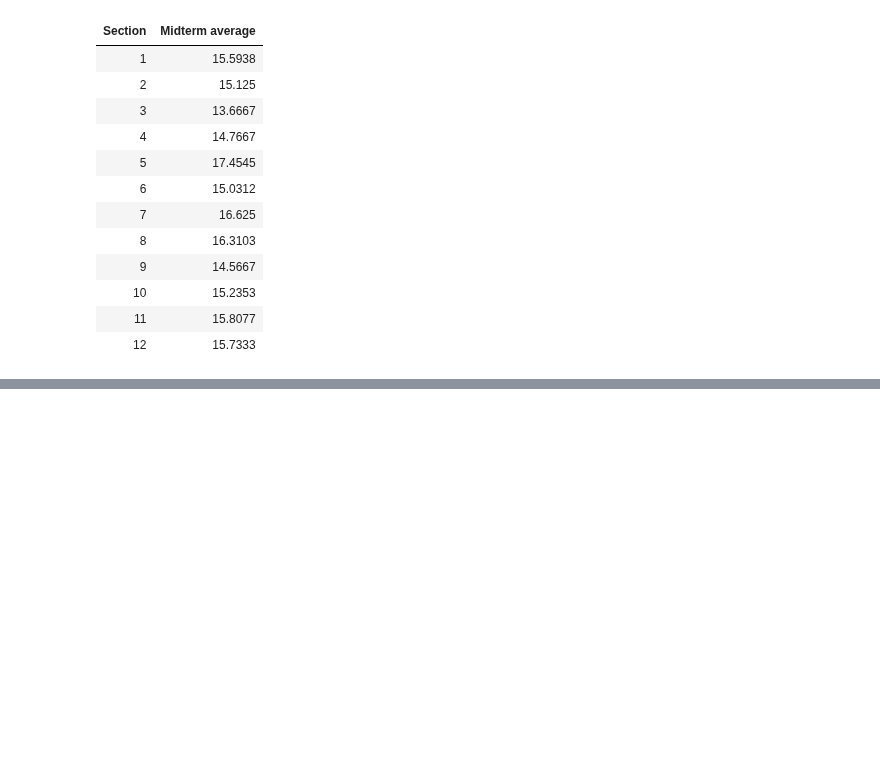
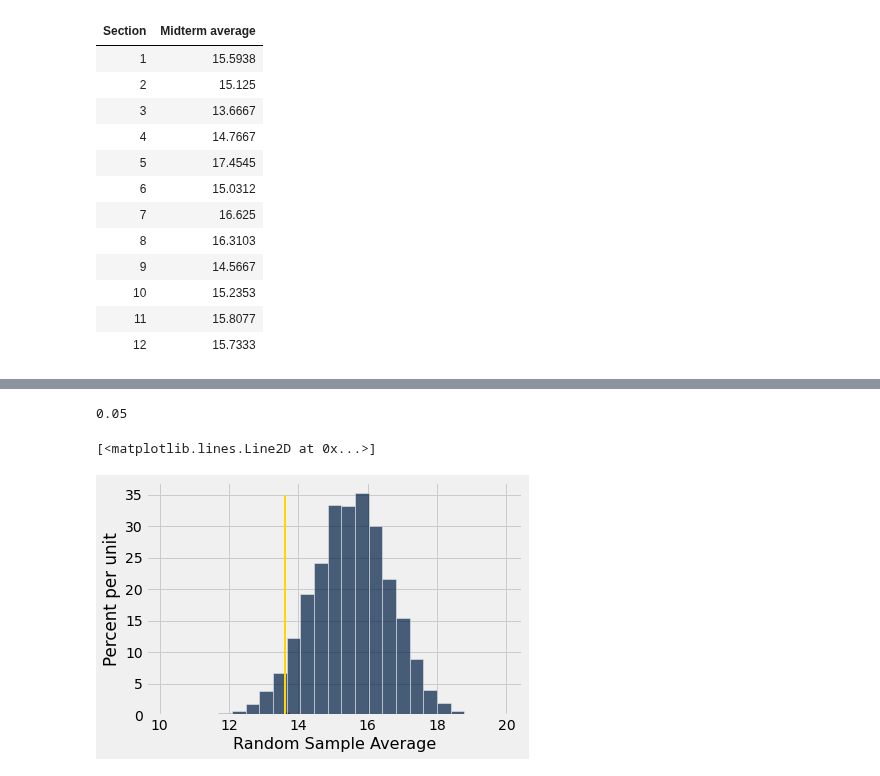
Before and after one commit to ciretorres/python, a Jupyter notebook: data8.2x/Week3/sec07_performing_a_test.ipynb, the cells around one changed output, grey strips where cells are left out. Saved outputs shown, nothing was run; the diff lists cells and outputs as text; code cells hidden in the pictures; blank space fills up the shorter version.

```diff
--- a/data8.2x/Week3/sec07_performing_a_test.ipynb
+++ b/data8.2x/Week3/sec07_performing_a_test.ipynb
@@ -82,0 +83,11 @@ np.count_nonzero(averages <= observed_average) / repetitions
+# %%
+np.count_nonzero(averages <= 13.6) / repetitions
+# %% [output]
+0.05
+# %%
+Table().with_column('Random Sample Average', averages).hist(bins = 25)
+plots.scatter(observed_average, 0, color='red', s=30)
+plots.plot([13.6, 13.6], [0, 0.35], color='gold', lw=2)
+# %% [output]
+[<matplotlib.lines.Line2D at 0x...>]
+[figure, added]
```
Also changed, not shown: parts of 3 cells of this notebook.
